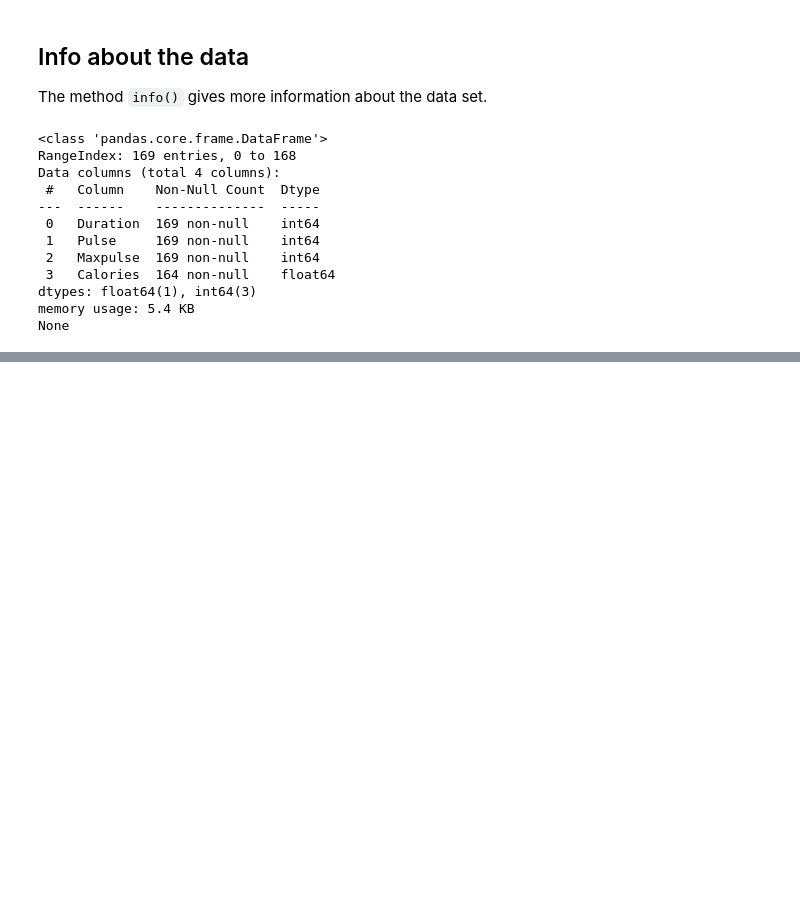
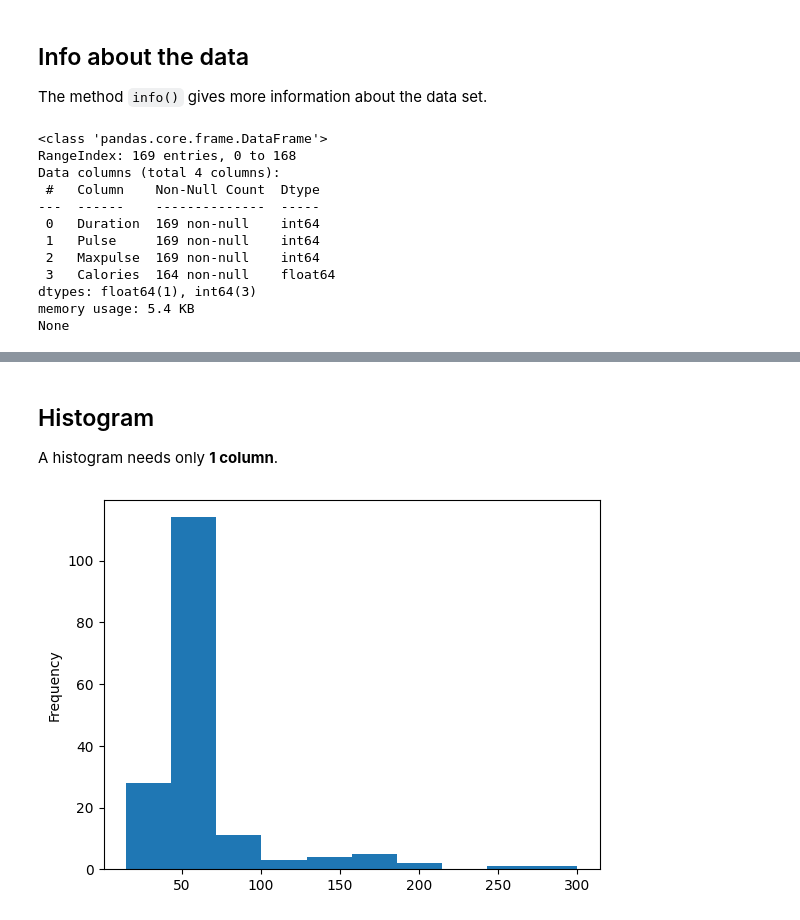
Before and after one commit to alexgaarciia/PythonDataScience, a Jupyter notebook: Pandas/learning_pandas.ipynb, the cells around one changed output, grey strips where cells are left out. Drawn from its saved outputs; the diff is of its cells as text; code cells hidden in the pictures; blank space fills up the shorter version.

```diff
--- a/Pandas/learning_pandas.ipynb
+++ b/Pandas/learning_pandas.ipynb
@@ -218,0 +338,8 @@ None
+# %% [markdown]
+## Histogram
+A histogram needs only **1 column**.
+# %%
+df["Duration"].plot(kind = 'hist')
+plt.show()
+# %% [output]
+[figure, added]
```
Also changed, not shown: parts of 19 cells of this notebook.
